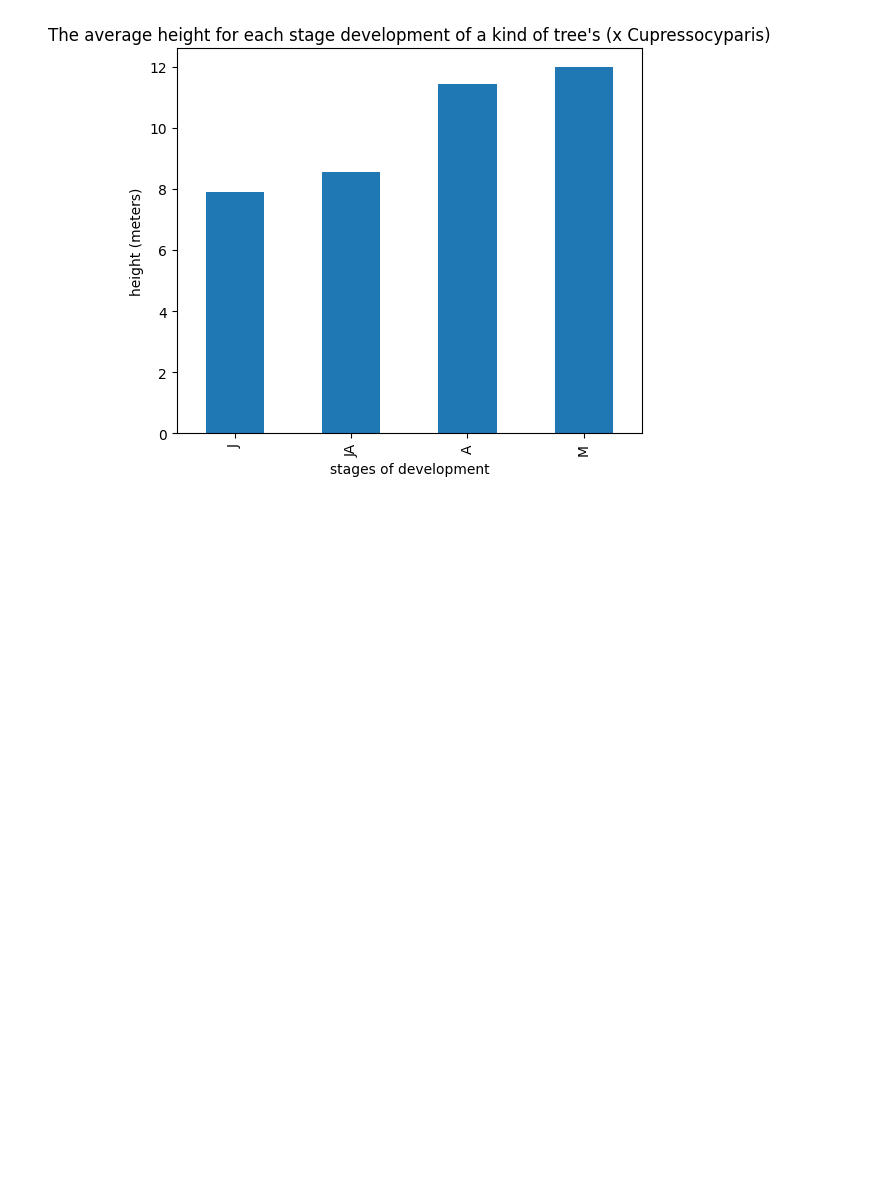
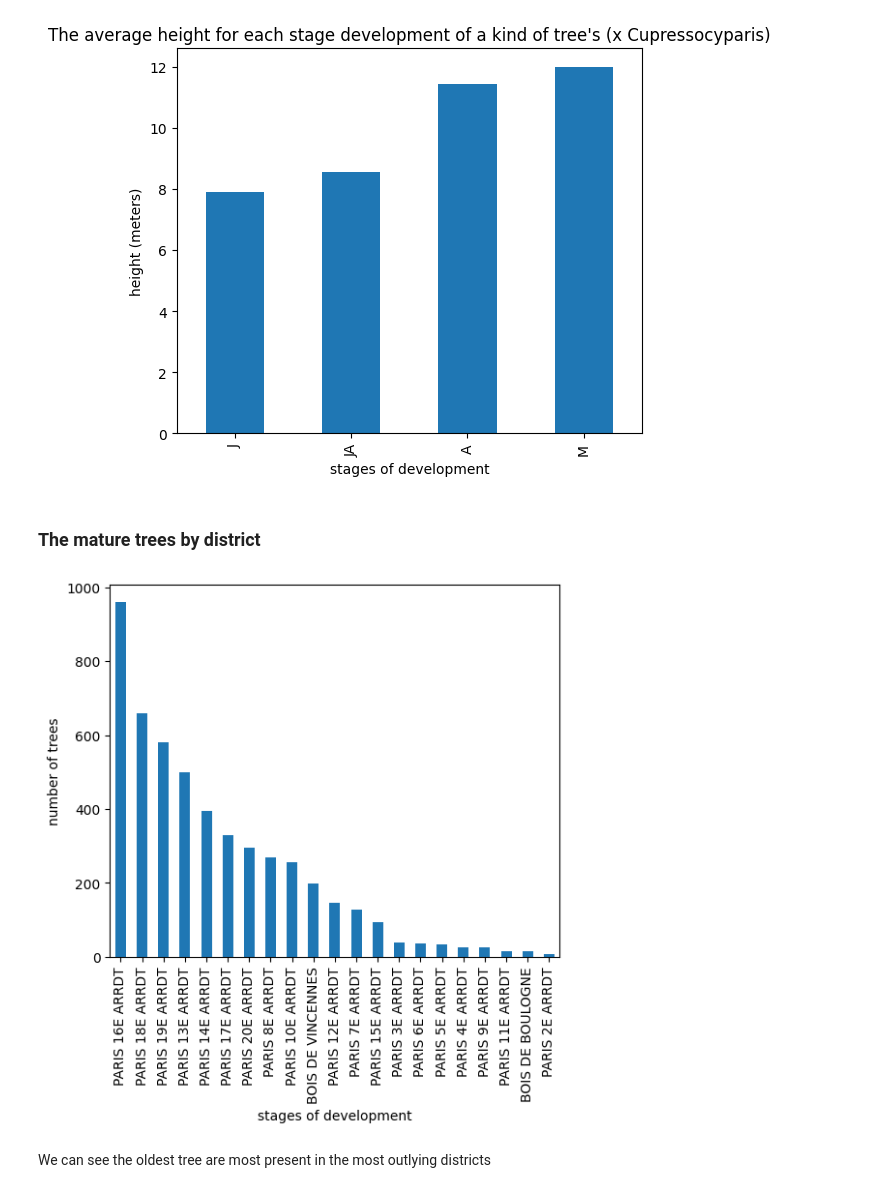
Before and after one commit to nasr-edine/univariate_analysis_python, a Jupyter notebook: notebooks/6_height_mean_and _dev_stage.ipynb, the cells around one changed output. Cells and saved outputs as stored; diff of their text form; code cells hidden in the pictures; blank space fills up the shorter version.

```diff
--- a/notebooks/6_height_mean_and _dev_stage.ipynb
+++ b/notebooks/6_height_mean_and _dev_stage.ipynb
@@ -173,3 +139,13 @@ df_test['x Cupressocyparis'].sort_values().plot(kind='bar', title='The average h
          xlabel='stages of development', figsize=(6, 5), );
 # %% [output]
 [figure]
+# %% [markdown]
+### The mature trees by district
+# %%
+df_maturite = df.groupby(['arrondissement']).apply(lambda x: x[x['stade_developpement'] == 'M' ]['id'].count()).sort_values(ascending=False)[:21]
+df_maturite.plot(kind='bar', title='', ylabel='number of trees',
+         xlabel='stages of development', figsize=(6, 5), );
+# %% [output]
+[figure, added]
+# %% [markdown]
+We can see the oldest tree are most present in the most outlying districts
```
Also changed, not shown: parts of 1 cell of this notebook, 8 other files.
